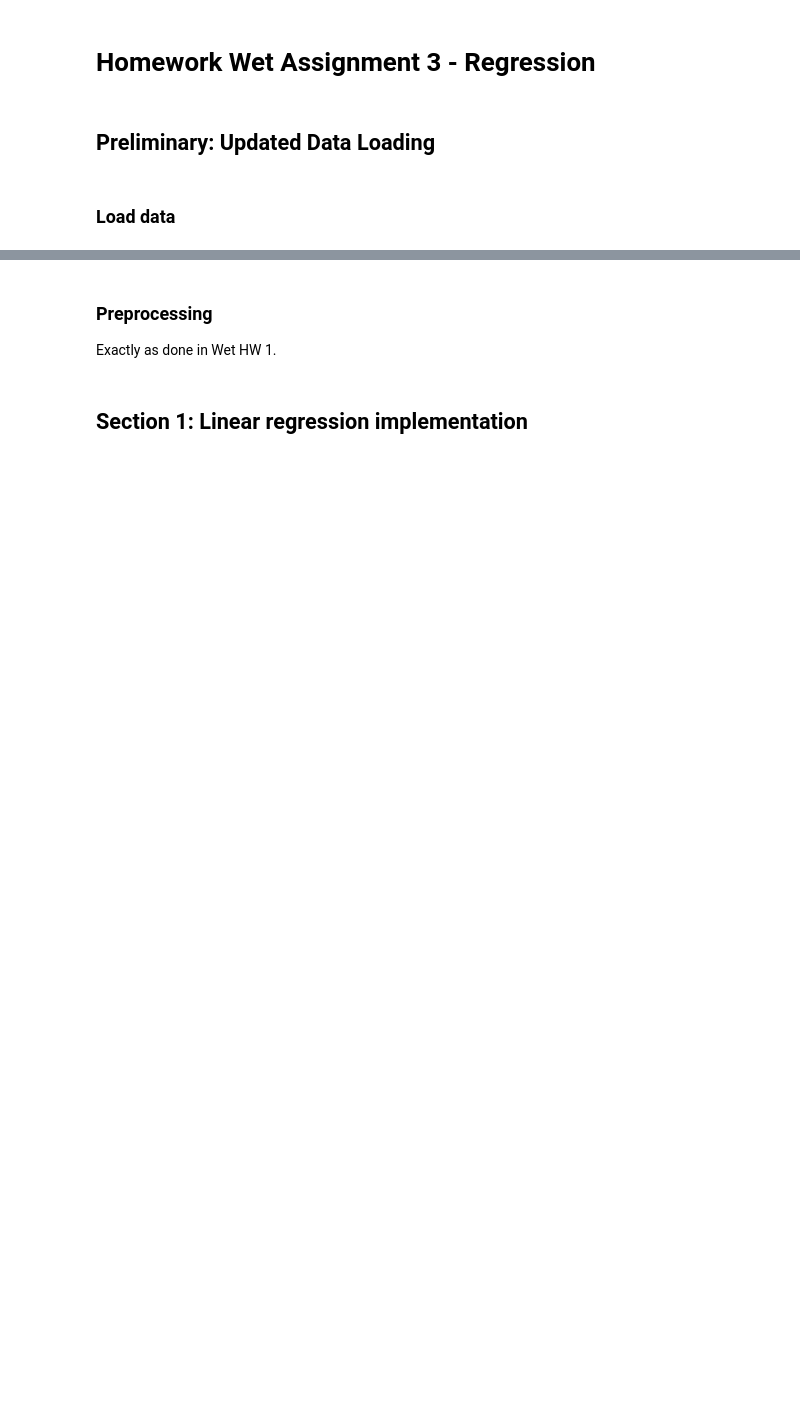
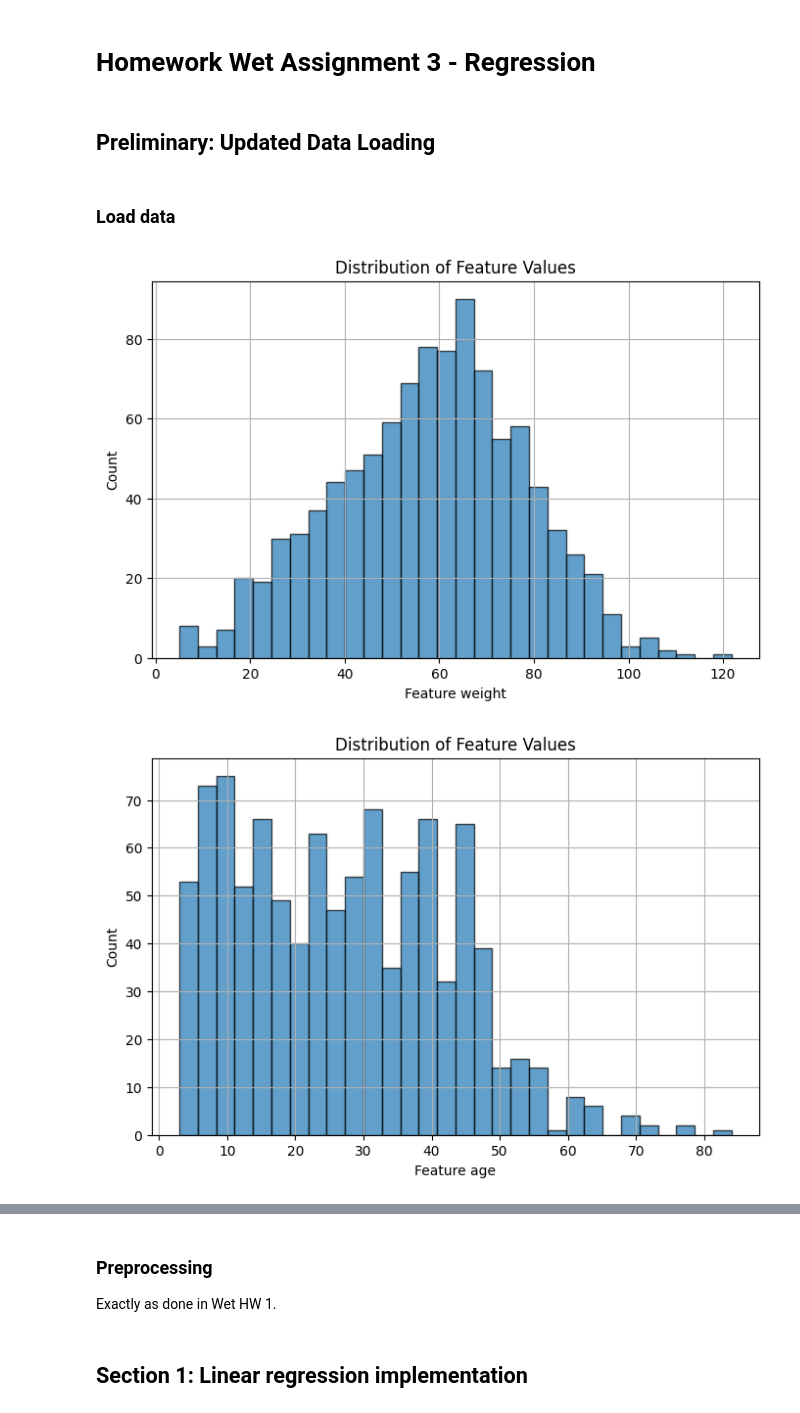
Before and after one commit to UriKH/ML-02360766, a Jupyter notebook: wet_hw3/notebook.ipynb, the cells around one changed output, grey strips where cells are left out. Drawn from its saved outputs; the diff is of its cells as text; code cells hidden in the pictures; blank space fills up the shorter version.

```diff
--- a/wet_hw3/notebook.ipynb
+++ b/wet_hw3/notebook.ipynb
@@ -27,3 +26,25 @@ id1 = 21
 id2 = 9
 train = dataset.sample(frac=0.8, random_state=id1 + id2)
 test = dataset.drop(train.index)
+# %%
+# Visualize the sugar levels, happiness_score, weight and age and decide on a normalization
+# we didn't used these features in past HW assignments.
+
+import matplotlib.pyplot as plt
+
+def visualize_feat_distribution(name, train):
+    feature_values = train[name]
+
+    plt.figure(figsize=(8, 5))
+    plt.hist(feature_values, bins=30, edgecolor='black', alpha=0.7)
+    plt.xlabel(f"Feature {name}")
+    plt.ylabel("Count")
+    plt.title("Distribution of Feature Values")
+    plt.grid(True)
+    plt.show()
+
+for name in ['weight', 'age', 'happiness_score', 'sugar_levels']:
+    visualize_feat_distribution(name, train)
+# %% [output]
+[figure, added]
+[figure, added]
```
Also changed, not shown: parts of 9 cells of this notebook, 3 other files.
